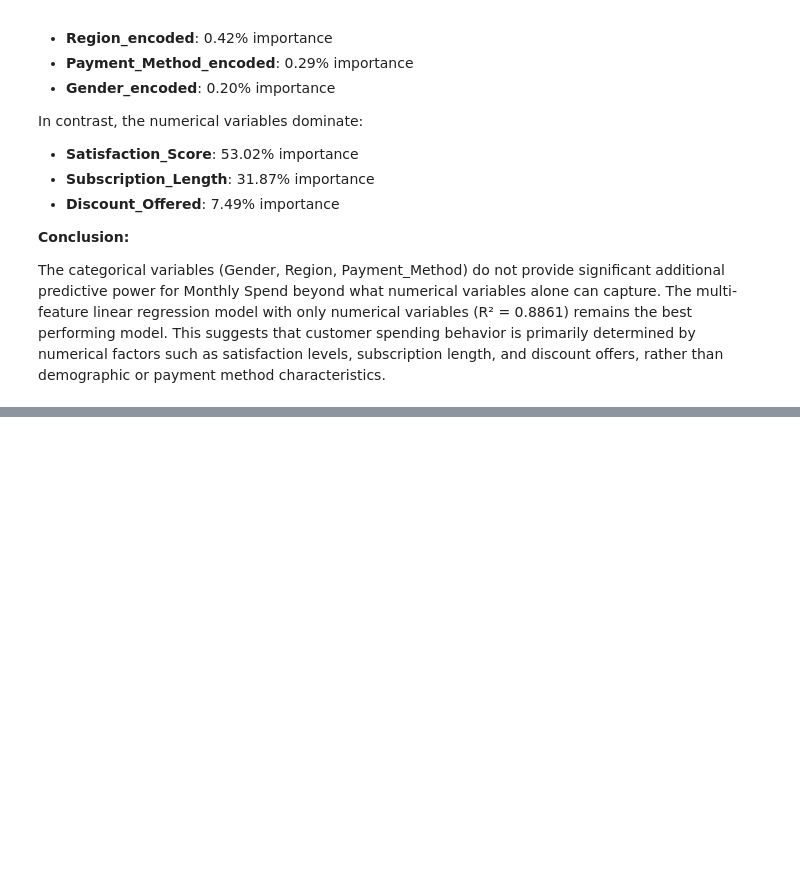
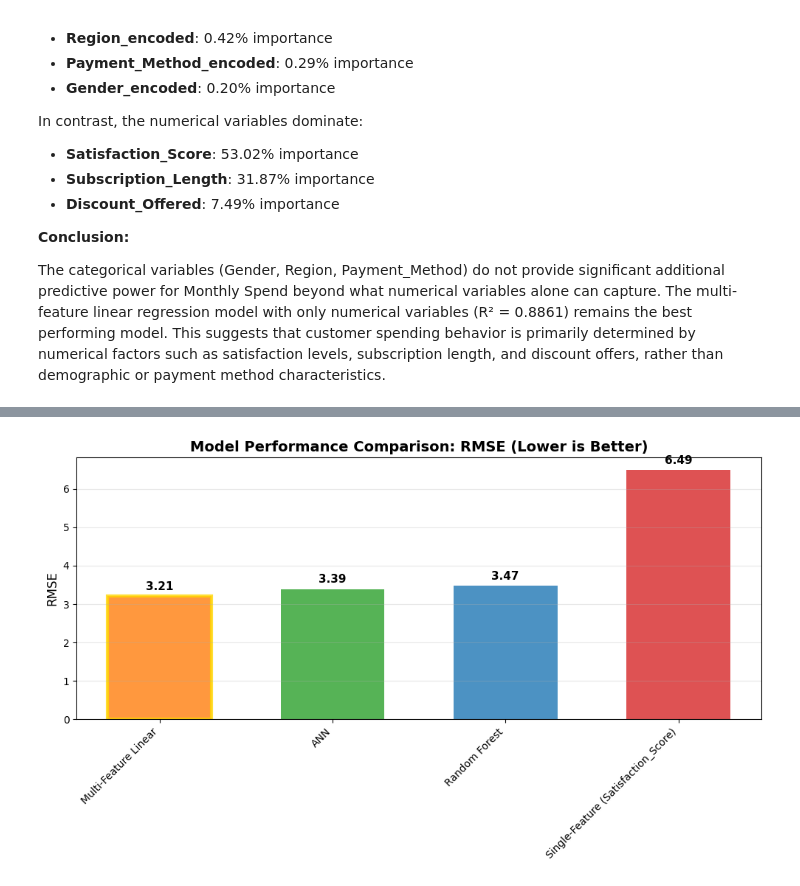
Before and after one commit to dannywu1101/AIFinalProject, a Jupyter notebook: Component1.ipynb, the cells around one changed output, grey strips where cells are left out. Saved outputs shown, nothing was run; the diff lists cells and outputs as text; code cells hidden in the pictures; blank space fills up the shorter version.

```diff
--- a/Component1.ipynb
+++ b/Component1.ipynb
@@ -574,0 +897,27 @@ The categorical variables (Gender, Region, Payment_Method) do not provide signif
+# %%
+# Visualization 2: RMSE Comparison
+fig, ax = plt.subplots(figsize=(10, 6))
+rmse_scores = final_comparison['RMSE'].values
+
+bars = ax.bar(models, rmse_scores, color=colors, alpha=0.8, width=0.6)
+
+# Highlight best model (lowest RMSE)
+best_rmse_idx = final_comparison['RMSE'].idxmin()
+bars[list(final_comparison.index).index(best_rmse_idx)].set_edgecolor('gold')
+bars[list(final_comparison.index).index(best_rmse_idx)].set_linewidth(3)
+
+# Add value labels
+for bar, score in zip(bars, rmse_scores):
+    height = bar.get_height()
+    ax.text(bar.get_x() + bar.get_width()/2., height + 0.1,
+            f'{score:.2f}', ha='center', va='bottom', fontsize=11, fontweight='bold')
+
+ax.set_ylabel('RMSE', fontsize=12)
+ax.set_title('Model Performance Comparison: RMSE (Lower is Better)', fontsize=14, fontweight='bold')
+ax.set_xticklabels(models, rotation=45, ha='right')
+ax.grid(axis='y', alpha=0.3)
+
+plt.tight_layout()
+plt.show()
+# %% [output]
+[figure, added]
```
Also changed, not shown: parts of 15 cells of this notebook.
